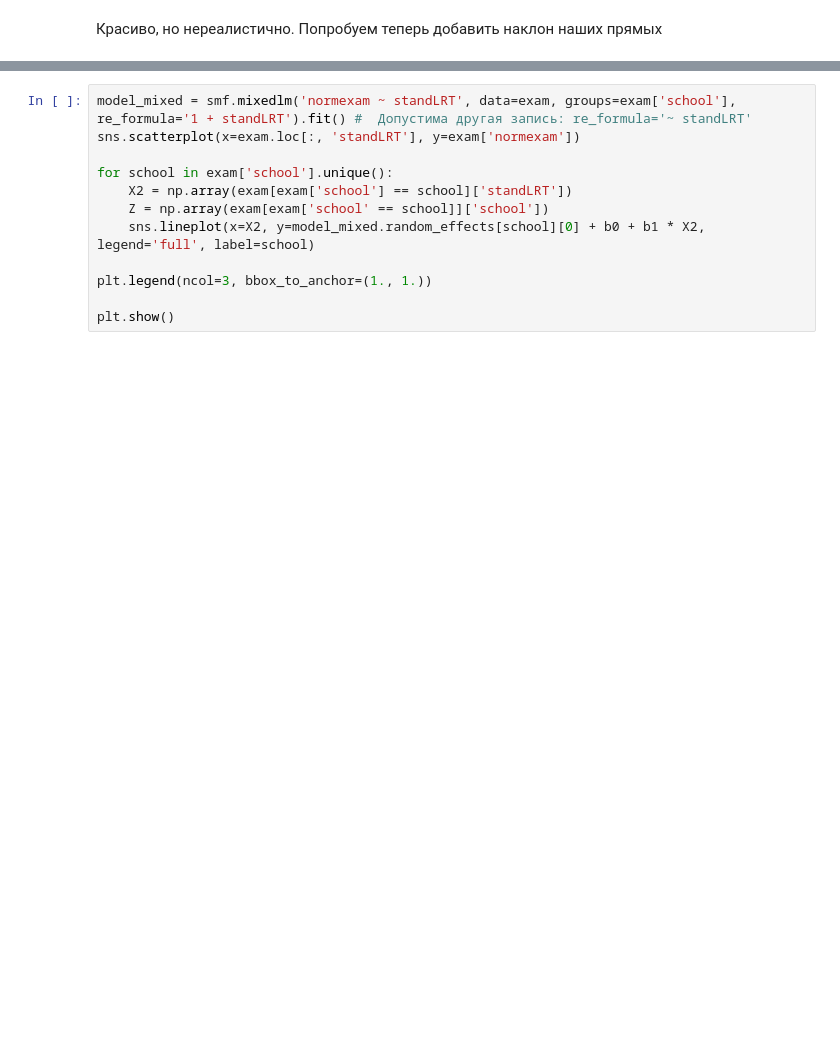
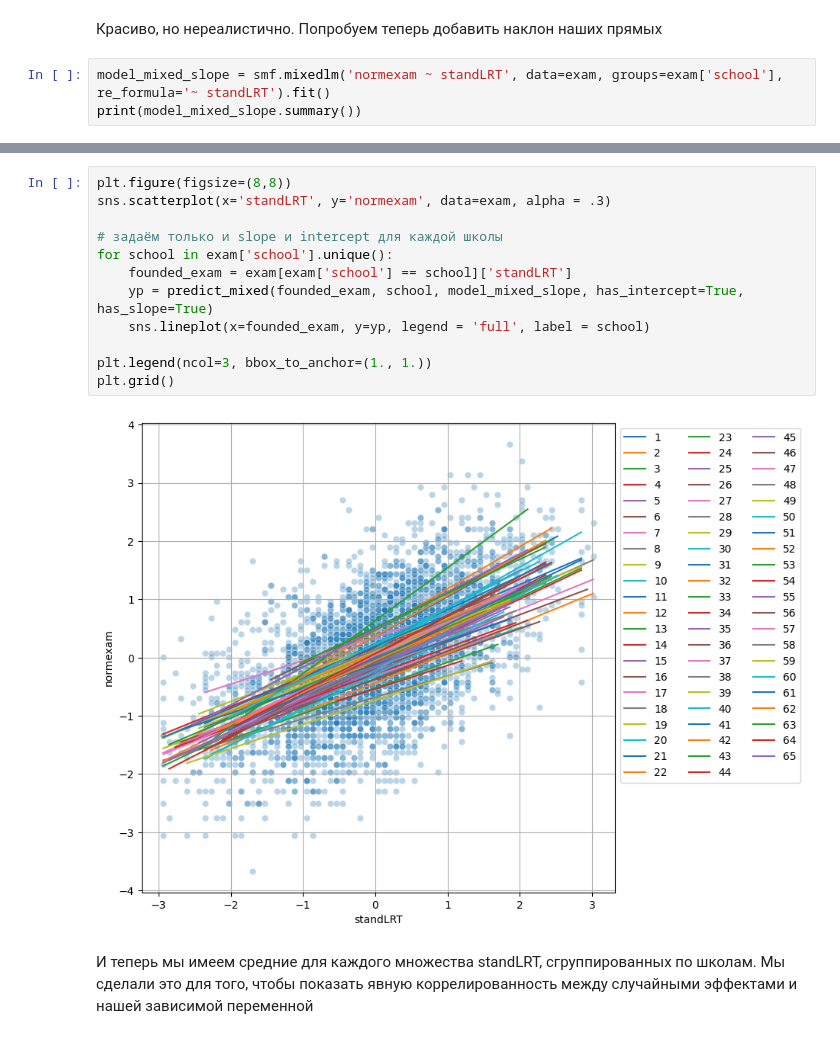
Before and after one commit to TheFckReal/LMM-lecture, a Jupyter notebook: mixed_linearmodel.ipynb, the cells around one changed output, grey strips where cells are left out. Drawn from its saved outputs; the diff is of its cells as text; blank space fills up the shorter version.

```diff
--- a/mixed_linearmodel.ipynb
+++ b/mixed_linearmodel.ipynb
@@ -207,2 +276,5 @@ plt.show()
 # %% [markdown]
 Красиво, но нереалистично. Попробуем теперь добавить наклон наших прямых
+# %%
+model_mixed_slope = smf.mixedlm('normexam ~ standLRT', data=exam, groups=exam['school'], re_formula='~ standLRT').fit()
+print(model_mixed_slope.summary())
@@ -209,12 +299,16 @@ plt.show()
 # %%
-model_mixed = smf.mixedlm('normexam ~ standLRT', data=exam, groups=exam['school'], re_formula='1 + standLRT').fit() #  Допустима другая запись: re_formula='~ standLRT'
-sns.scatterplot(x=exam.loc[:, 'standLRT'], y=exam['normexam'])
+plt.figure(figsize=(8,8))
+sns.scatterplot(x='standLRT', y='normexam', data=exam, alpha = .3)
 
+# задаём только и slope и intercept для каждой школы
 for school in exam['school'].unique():
-    X2 = np.array(exam[exam['school'] == school]['standLRT'])
-    Z = np.array(exam[exam['school' == school]]['school'])
-    sns.lineplot(x=X2, y=model_mixed.random_effects[school][0] + b0 + b1 * X2, legend='full', label=school)
+    founded_exam = exam[exam['school'] == school]['standLRT']
+    yp = predict_mixed(founded_exam, school, model_mixed_slope, has_intercept=True, has_slope=True)
+    sns.lineplot(x=founded_exam, y=yp, legend = 'full', label = school)
 
 plt.legend(ncol=3, bbox_to_anchor=(1., 1.))
-
-plt.show()
+plt.grid()
+# %% [output]
+[figure, added]
+# %% [markdown]
+И теперь мы имеем средние для каждого множества standLRT, сгруппированных по школам. Мы сделали это для того, чтобы показать явную коррелированность между случайными эффектами и нашей зависимой переменной
```
Also changed, not shown: parts of 9 cells of this notebook.
